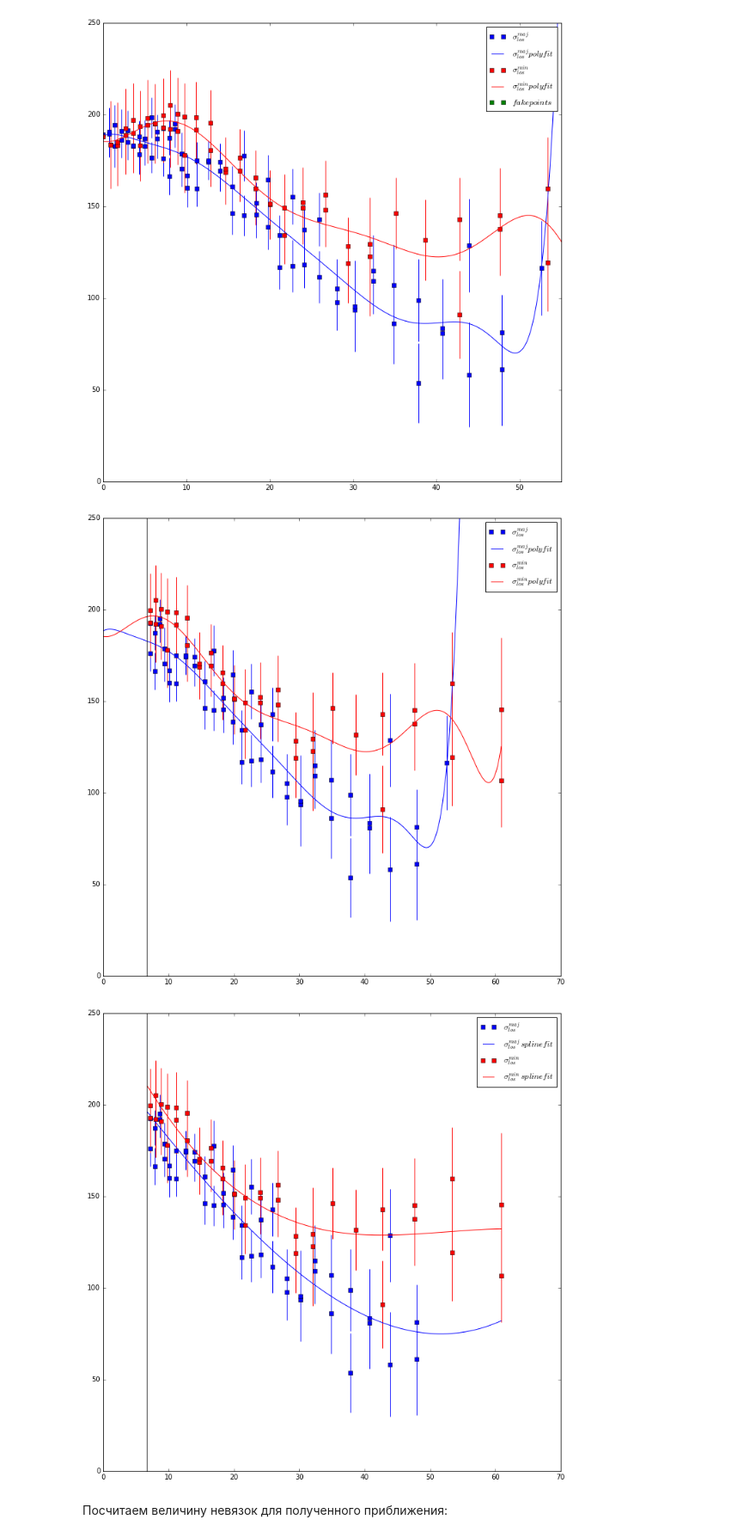
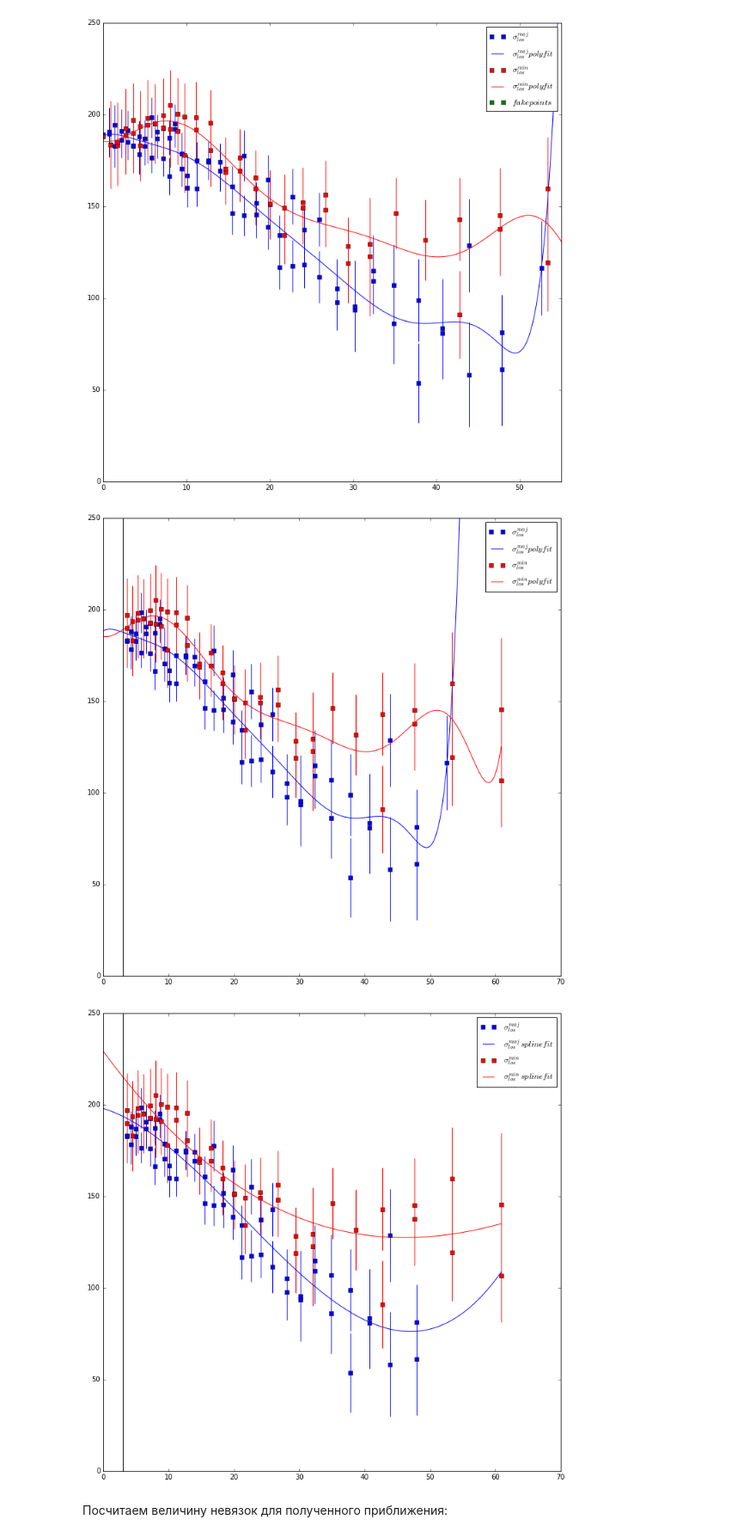
Before and after one commit to Amarchuk/2FInstability, a Jupyter notebook: notebooks/NGC1167.ipynb, the cells around one changed output. Shown at 86% size. Cells and saved outputs as stored; diff of their text form; code cells hidden in the pictures.

```diff
--- a/notebooks/NGC1167.ipynb
+++ b/notebooks/NGC1167.ipynb
@@ -278,8 +278,8 @@ plt.show()
 [figure]
 # %%
 # Граница. по которой обрезаем
-# cutted = 9.
-cutted = r_eb
+cutted = 3.
+# cutted = r_eb
 
 sig_maj_data = zip(radii_maj, sig_maj_p, e_sig_maj_p)
 sig_maj_data = filter(lambda l: l[0] > cutted, sig_maj_data)
@@ -301,36 +301,36 @@ plt.legend()
 plt.ylim(0, 250)
 plt.show()
 # %% [output]
-[figure, old version]
+[figure, new version]
 # %%
 def w(arr):
     return map(lambda l: 1/(1. + l**2), arr)
 
 import scipy.interpolate as inter
-points = filter(lambda l: l > cutted, points)
+# points = filter(lambda l: l > cutted, points)
 
 
 # Try to hack, not necessary
 radii_maj, sig_maj_p, e_sig_maj_p = radii_maj[:-1], sig_maj_p[:-1], e_sig_maj_p[:-1]
 # radii_maj, sig_maj_p, e_sig_maj_p = radii_maj[:-4] + radii_maj[-3:-1], sig_maj_p[:-4]+sig_maj_p[-3:-1], e_sig_maj_p[:-4]+e_sig_maj_p[-3:-1]
 
 spl_maj = inter.UnivariateSpline (radii_maj[::-1], sig_maj_p[::-1], k=3, s=10000., w=w(e_sig_maj_p))
 spl_min = inter.UnivariateSpline (radii_min[::-1], sig_min_p[::-1], k=3, s=10000., w=w(e_sig_min_p))
 
 plt.plot(radii_maj, sig_maj_p, 's', label='$\sigma_{los}^{maj}$', color='blue')
 plt.errorbar(radii_maj, sig_maj_p, yerr=e_sig_maj_p, fmt='.', marker='.', mew=0, color='blue')
 plt.plot(points, spl_maj(points), label = '$\sigma_{los}^{maj}\, splinefit$', color='blue')
 plt.plot(radii_min, sig_min_p, 's', label='$\sigma_{los}^{min}$', color='red')
 plt.errorbar(radii_min, sig_min_p, yerr=e_sig_min_p, fmt='.', marker='.', mew=0, color='red')
 plt.plot(points, spl_min(points), label = '$\sigma_{los}^{min}\, splinefit$', color='red')
 plt.axvline(x=cutted, color='black')
 plt.legend()
 plt.show()
 
 poly_sig_maj = spl_maj
 poly_sig_min = spl_min
 # %% [output]
-[figure, old version]
+[figure, new version]
 # %%
 os.chdir("C:\\Users\\root\\Dropbox\\RotationCurves\\PhD\\paper1\\text\\imgs")
 
```
Also changed, not shown: parts of 30 cells of this notebook, 1 other file.
